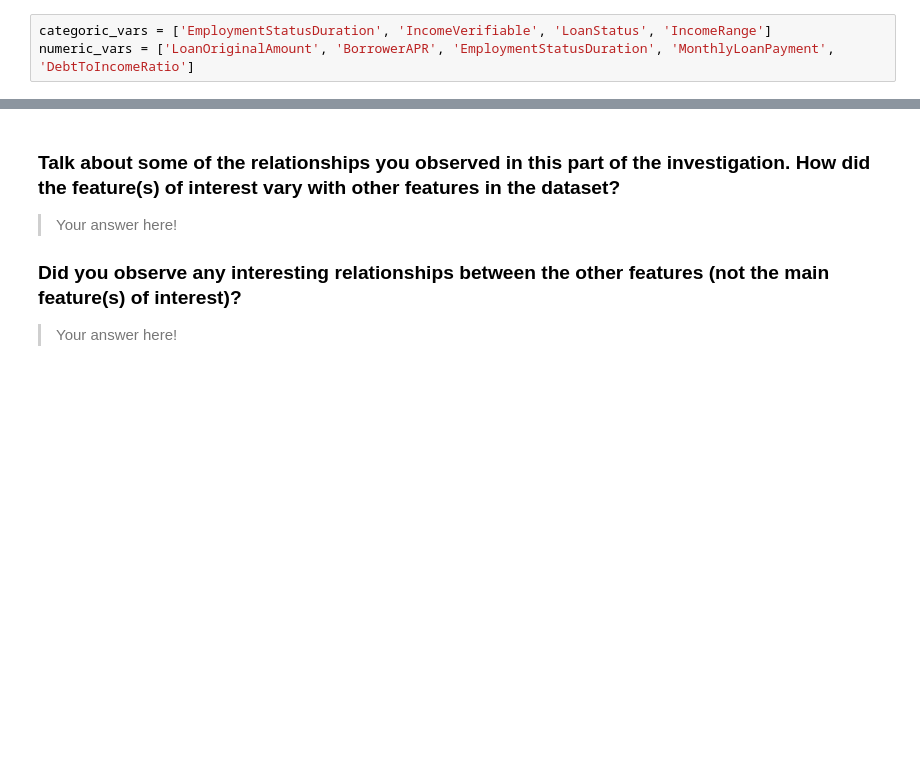
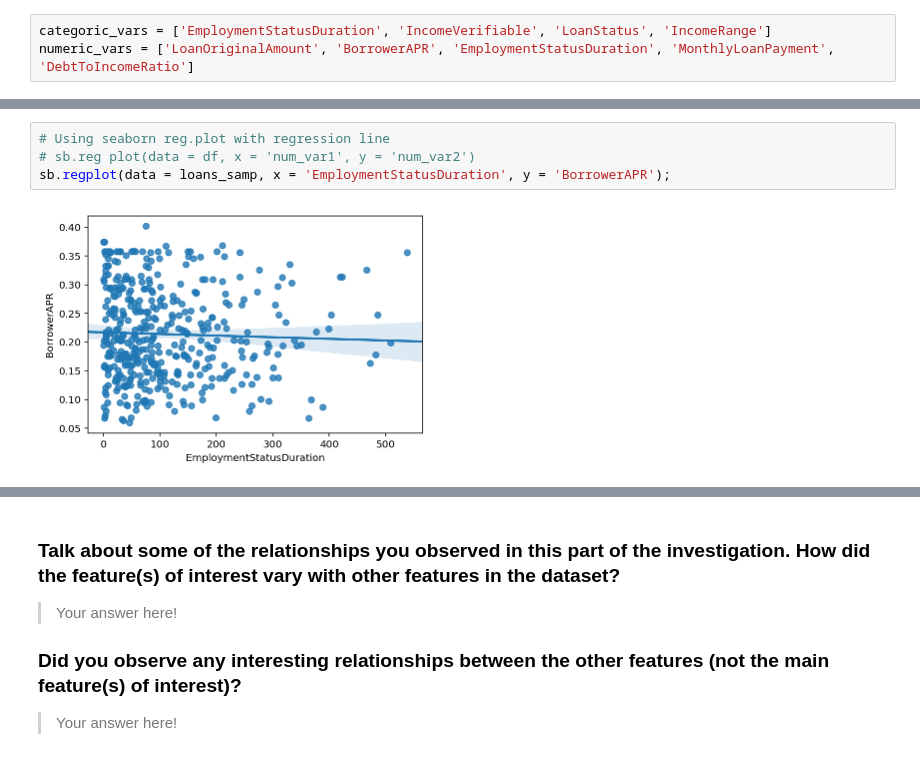
Before and after one commit to seni1/LOAN_DATA_EXPLORATION, a Jupyter notebook: Loan_Data_Exploration.ipynb, the cells around one changed output, grey strips where cells are left out. Saved outputs shown, nothing was run; the diff lists cells and outputs as text; blank space fills up the shorter version.

```diff
--- a/Loan_Data_Exploration.ipynb
+++ b/Loan_Data_Exploration.ipynb
@@ -1253,0 +1321,6 @@ Very interesting relationship (-0.01)
+# %%
+# Using seaborn reg.plot with regression line
+# sb.reg plot(data = df, x = 'num_var1', y = 'num_var2')
+sb.regplot(data = loans_samp, x = 'EmploymentStatusDuration', y = 'BorrowerAPR');
+# %% [output]
+[figure, added]
```
Also changed, not shown: parts of 31 cells of this notebook.
